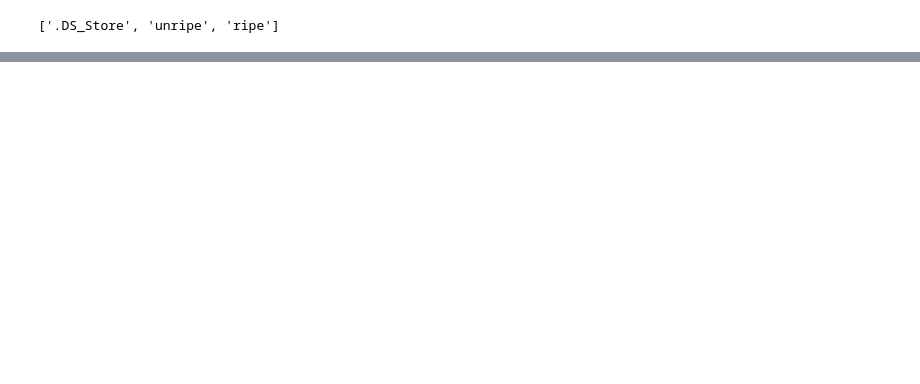
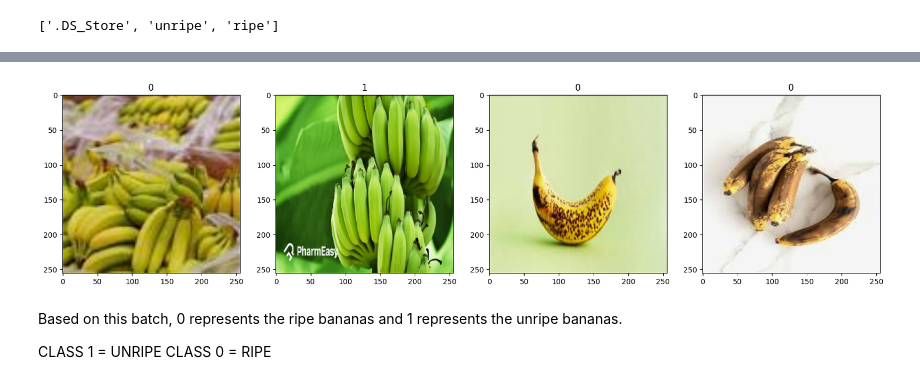
Before and after one commit to klam912/banana_ripeness_classification, a Jupyter notebook: code/analysis.ipynb, the cells around one changed output, grey strips where cells are left out. Saved outputs shown, nothing was run; the diff lists cells and outputs as text; code cells hidden in the pictures; blank space fills up the shorter version.

Commit message:
finished loading in the data

```diff
--- a/code/analysis.ipynb
+++ b/code/analysis.ipynb
@@ -26,15 +26,19 @@ os.listdir(data_dir)
 image_exts = ['jpeg', 'jpg', 'bmp', 'png']
 # %%
 for image_class in os.listdir(data_dir):
-    for image in os.listdir(os.path.join(data_dir, image_class)):
-        image_path = os.path.join(data_dir, image_class, image)
-        try:
-            img = cv2.imread(image_path)
-            tip = imghdr.what(image_path)
-            if tip not in image_exts:
-                print("Image not in ext list{}".format(image_path))
+    class_path = os.path.join(data_dir, image_class)
+    if os.path.isdir(class_path):
+        for image in os.listdir(class_path):
+            if image == '.DS_Store':
+                continue  # Skip .DS_Store files
+            image_path = os.path.join(class_path, image)
+            try:
+                img = cv2.imread(image_path)
+                tip = imghdr.what(image_path)
+                if tip not in image_exts:
+                    print("Image not in ext list: {}".format(image_path))
+                    os.remove(image_path)
+            except Exception as e:
+                print("Issue with image {}: {}".format(image_path, e))
                 os.remove(image_path)
-        except Exception as e:
-            print("Issue with image{}".format(image_path))
-            # os.remove(image_path)
 # %% [output]
@@ -41,0 +52,3 @@ NotADirectoryError: [Errno 20] Not a directory: 'data/.DS_Store'
+# %%
+# Create a dataset of those images using keras utils (building our data pipeline)
+data = tf.keras.utils.image_dataset_from_directory('data')
@@ -41,0 +57,3 @@ NotADirectoryError: [Errno 20] Not a directory: 'data/.DS_Store'
+# %%
+# Create a data iterator -> allow us to access the data pipeline
+data_iterator = data.as_numpy_iterator()
@@ -41,0 +62,3 @@ NotADirectoryError: [Errno 20] Not a directory: 'data/.DS_Store'
+# %%
+# Get a batch of data from the data pipeline
+batch = data_iterator.next()
@@ -41,0 +69,14 @@ NotADirectoryError: [Errno 20] Not a directory: 'data/.DS_Store'
+# %%
+# Visualize a batch
+fig, ax = plt.subplots(ncols=4, figsize=(20,20))
+for idx, img in enumerate(batch[0][:4]):
+    ax[idx].imshow(img.astype(int))
+    ax[idx].title.set_text(batch[1][idx])
+# %% [output]
+[figure, added]
+# %% [markdown]
+Based on this batch, 0 represents the ripe bananas and 1 represents the unripe bananas.
+
+
+CLASS 1 = UNRIPE
+CLASS 0 = RIPE
```
Also changed, not shown: parts of 7 cells of this notebook.
